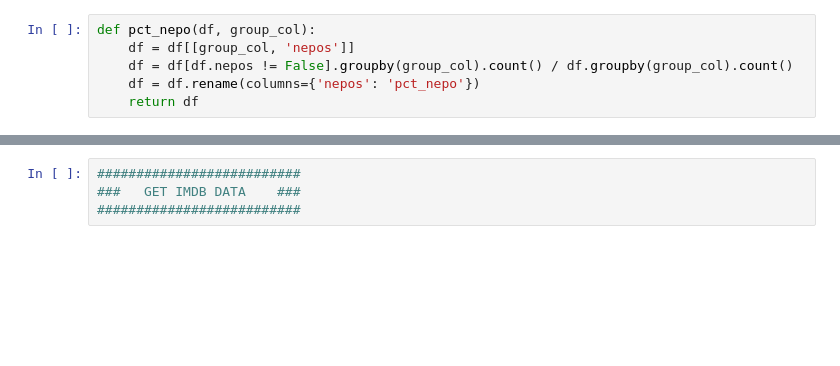
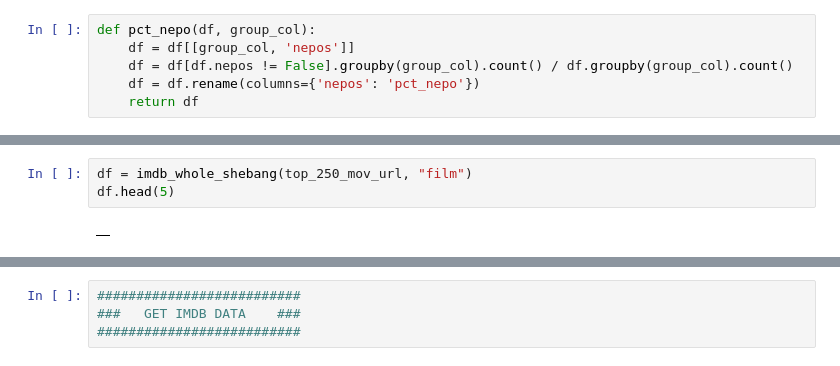
Before and after one commit to jessvoiture/are_they_a_nepo, a Jupyter notebook: nepo_links.ipynb, the cells around one changed output, grey strips where cells are left out. Drawn from its saved outputs; the diff is of its cells as text; blank space fills up the shorter version.

Commit message:
new imdb list data collection

```diff
--- a/nepo_links.ipynb
+++ b/nepo_links.ipynb
@@ -447,0 +413,5 @@ d
+# %%
+df = imdb_whole_shebang(top_250_mov_url, "film")
+df.head(5)
+# %% [output]
+|  |
```
Also changed, not shown: parts of 35 cells of this notebook, 13 other files.
